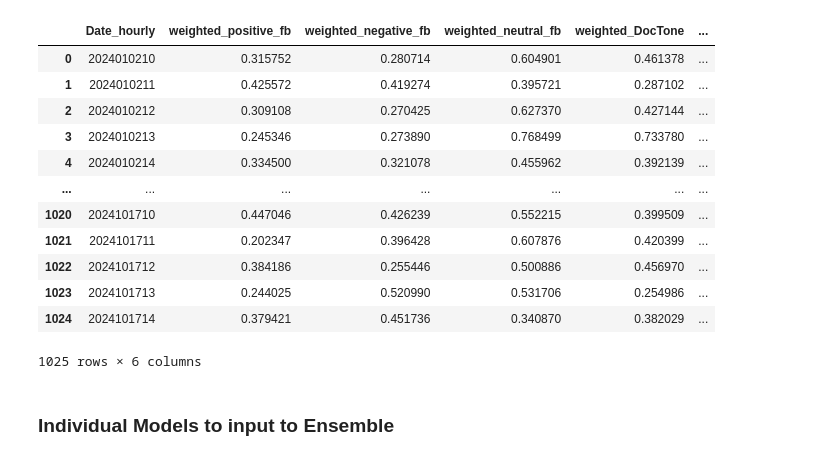
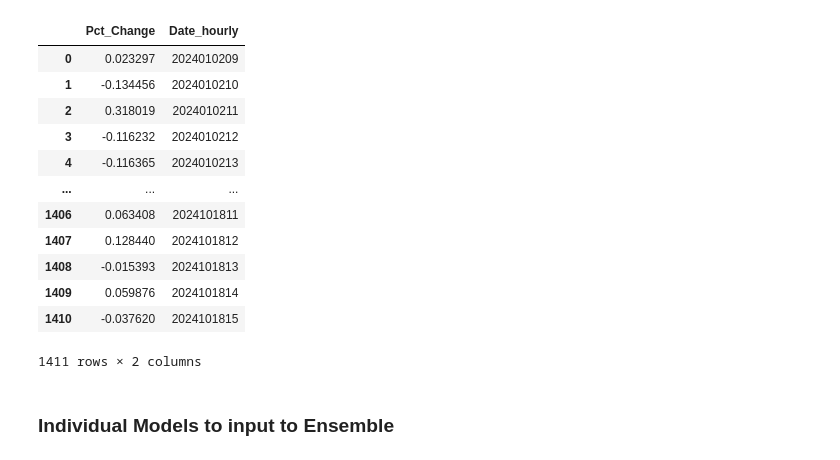
Before and after one commit to YiNing-OR/Big-Data-Stock-Prediction, a Jupyter notebook: 2. Regression and Classification Models/ActualPredictionModel.ipynb, the cells around one changed output. Drawn from its saved outputs; the diff is of its cells as text; code cells hidden in the pictures.

```diff
--- a/2. Regression and Classification Models/ActualPredictionModel.ipynb
+++ b/2. Regression and Classification Models/ActualPredictionModel.ipynb
@@ -13,27 +17,28 @@ df_news = df_news[columns_to_select]
 df_news['Date_hourly'] = df_news['Date_hourly'].astype(str).str.strip()
 # %%
 df_stock_price = pd.read_csv('/Users/oryining/Documents/NUS MComp/Semester 2/CS5344 - Big Data Analytics Technology/CS5344_Project/1. Data Retrieval and Processing of News and Stock Prices/us_2024_ticker combined versions/SPY_Combined_WithPriceChange.csv',index_col=0)
+df_stock_price
+df_stock_price['Date'] = df_stock_price['Date'].astype(str)
+df_stock_price['Time'] = df_stock_price['Time'].astype(str).str.zfill(6)
 
-df_stock_price['<DATE>'] = df_stock_price['<DATE>'].astype(str)
-df_stock_price['<TIME>'] = df_stock_price['<TIME>'].astype(str).str.zfill(6)
-
-df_stock_price['Date_hourly'] = '20' + df_stock_price['<DATE>'] + df_stock_price['<TIME>'].str[:2]
+df_stock_price['Date_hourly'] = '20' + df_stock_price['Date'] + df_stock_price['Time'].str[:2]
 df_stock_price=df_stock_price.iloc[:, -2:]
+# %%
+df_stock_price
+# %% [output]
+|  | Pct_Change | Date_hourly |
+| 0 | 0.023297 | 2024010209 |
+| 1 | -0.134456 | 2024010210 |
+| 2 | 0.318019 | 2024010211 |
+| 3 | -0.116232 | 2024010212 |
+| 4 | -0.116365 | 2024010213 |
+| ... | ... | ... |
+| 1406 | 0.063408 | 2024101811 |
+| 1407 | 0.128440 | 2024101812 |
+| 1408 | -0.015393 | 2024101813 |
+| 1409 | 0.059876 | 2024101814 |
+| 1410 | -0.037620 | 2024101815 |
+1411 rows × 2 columns
 # %%
 # Merge the datasets on the 'Date_hourly' column using an inner join to keep only matching rows
 merged_df = pd.merge(df_news, df_stock_price, on='Date_hourly', how='inner')
-merged_df
-# %% [output]
-|  | Date_hourly | weighted_positive_fb | weighted_negative_fb | weighted_neutral_fb | weighted_DocTone | ... |
-| 0 | 2024010210 | 0.315752 | 0.280714 | 0.604901 | 0.461378 | ... |
-| 1 | 2024010211 | 0.425572 | 0.419274 | 0.395721 | 0.287102 | ... |
-| 2 | 2024010212 | 0.309108 | 0.270425 | 0.627370 | 0.427144 | ... |
-| 3 | 2024010213 | 0.245346 | 0.273890 | 0.768499 | 0.733780 | ... |
-| 4 | 2024010214 | 0.334500 | 0.321078 | 0.455962 | 0.392139 | ... |
-| ... | ... | ... | ... | ... | ... | ... |
-| 1020 | 2024101710 | 0.447046 | 0.426239 | 0.552215 | 0.399509 | ... |
-| 1021 | 2024101711 | 0.202347 | 0.396428 | 0.607876 | 0.420399 | ... |
-| 1022 | 2024101712 | 0.384186 | 0.255446 | 0.500886 | 0.456970 | ... |
-| 1023 | 2024101713 | 0.244025 | 0.520990 | 0.531706 | 0.254986 | ... |
-| 1024 | 2024101714 | 0.379421 | 0.451736 | 0.340870 | 0.382029 | ... |
-1025 rows × 6 columns
```
Also changed, not shown: parts of 30 cells of this notebook, 28 other files.
